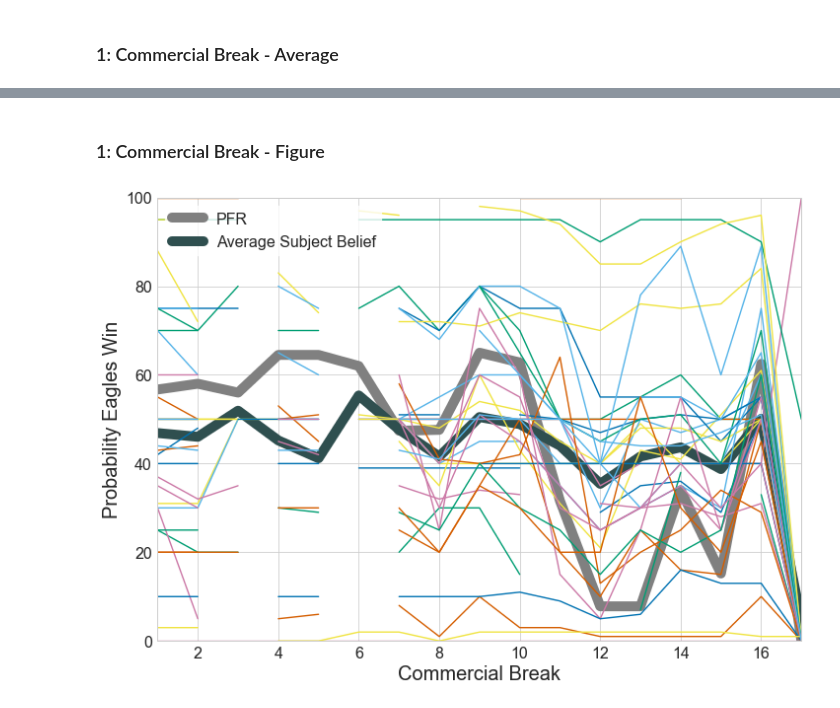
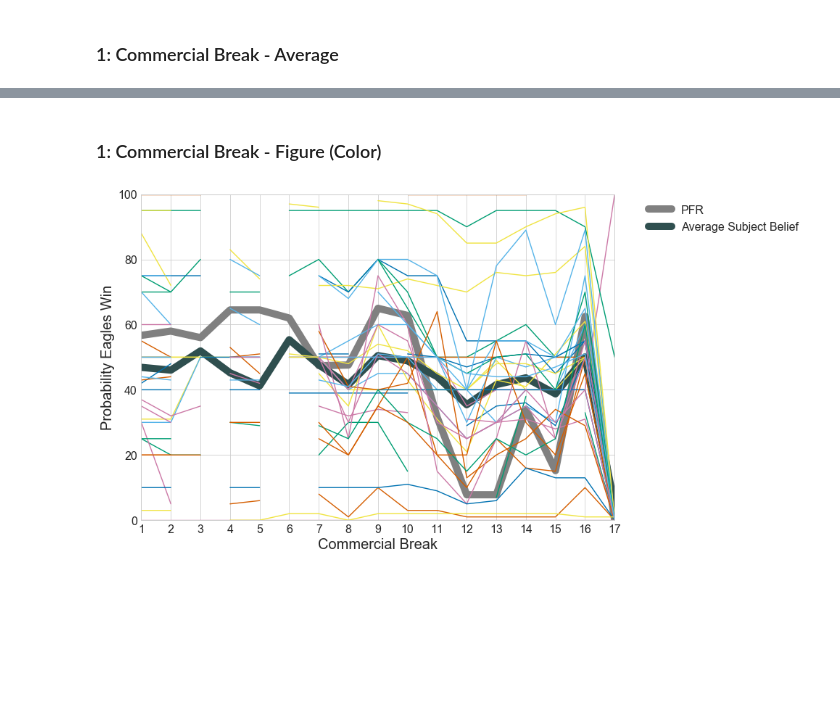
Before and after one commit to cesslab/Experiment-SuspenseAndSurprise, a Jupyter notebook: SchotterKesslerMcClellan_SuspenseAndSurprise.ipynb, the cells around one changed output, grey strips where cells are left out. Saved outputs shown, nothing was run; the diff lists cells and outputs as text; code cells hidden in the pictures; blank space fills up the shorter version.

Commit message:
fixed axis labels for appendix figure 1

```diff
--- a/SchotterKesslerMcClellan_SuspenseAndSurprise.ipynb
+++ b/SchotterKesslerMcClellan_SuspenseAndSurprise.ipynb
@@ -394,26 +395,27 @@ appendix1_avg
 |  | 1 | 2 | 3 | 4 | 5 | 6 | 7 | 8 | 9 | 10 | 11 | ... |
 | 0 | 46.882353 | 46.03125 | 51.923077 | 45.217391 | 41.2 | 55.363636 | 47.666667 | 41.6 | 50.483871 | 48.882353 | 44.032258 | ... |
 # %% [markdown]
-### 1: Commercial Break - Figure
+### 1: Commercial Break - Figure (Color)
 # %%
 plt.figure(figsize=(11.7,8.27))
 sns.set(context="paper", palette="colorblind", style="whitegrid", font_scale=2)
-plt.xlim(1, 17, 1)
-plt.ylim(0, 100, 10)
+plt.xlim(1, 17)
+plt.ylim(0, 100)
+plt.xticks(np.arange(1,18))
 plt.xlabel('Commercial Break', fontsize=20)
 plt.ylabel('Probability Eagles Win', fontsize=20)
 
 pfrl,  = plt.plot(np.arange(1, 18, 1), appendix1_pfr.transpose(), label="PFR")
 plt.setp(pfrl, linewidth=10, color='gray')
 avgl,  = plt.plot(np.arange(1, 18, 1), appendix1_avg.transpose(), label="Average Subject Belief")
 plt.setp(avgl, linewidth=10, color='darkslategray')
 for col in range(1, len(appendix1.columns) + 1):
     plt.plot(appendix1[col])
 
 
-legend = plt.legend(handles=[pfrl, avgl], frameon=1)
+legend = plt.legend(handles=[pfrl, avgl], frameon=1, bbox_to_anchor=(1.05, 1), loc=2)
 frame = legend.get_frame()
 frame.set_facecolor('white')
 frame.set_edgecolor('white')
 # %% [output]
-[figure, old version]
+[figure, new version]
```
Also changed, not shown: parts of 3 cells of this notebook.
